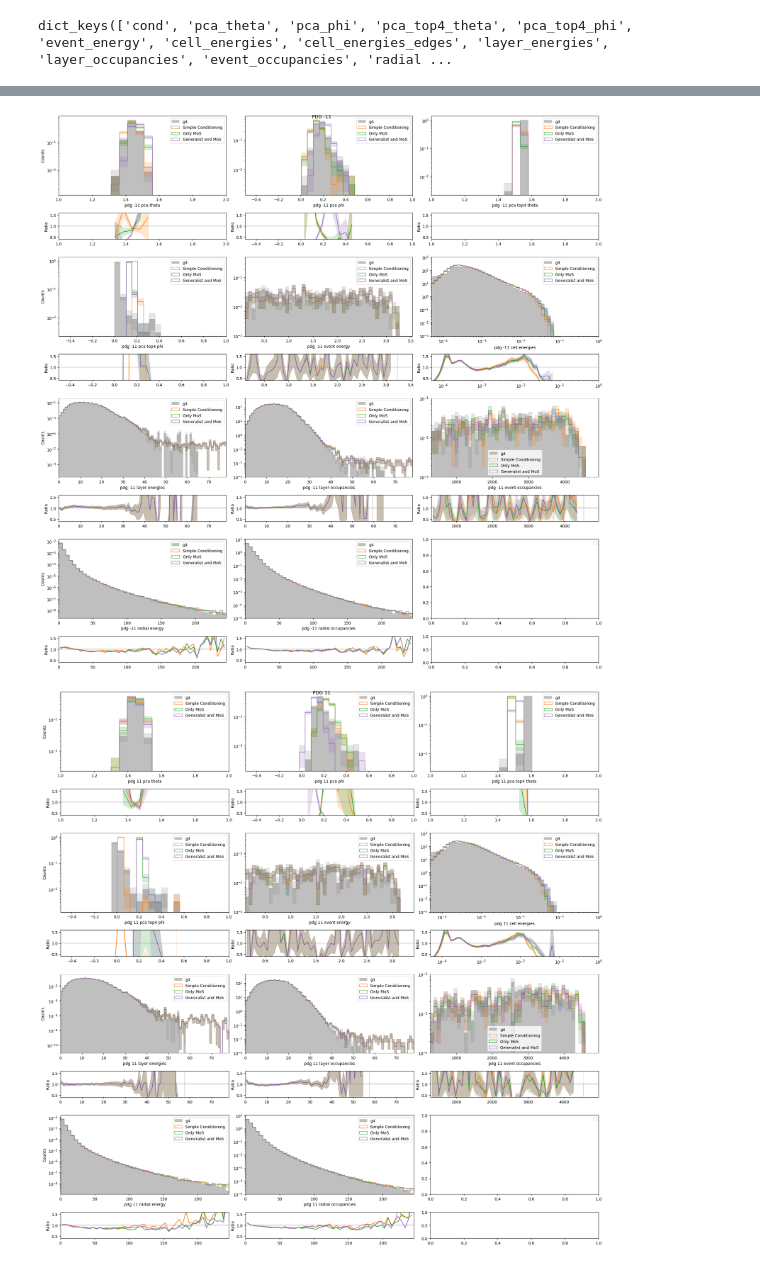
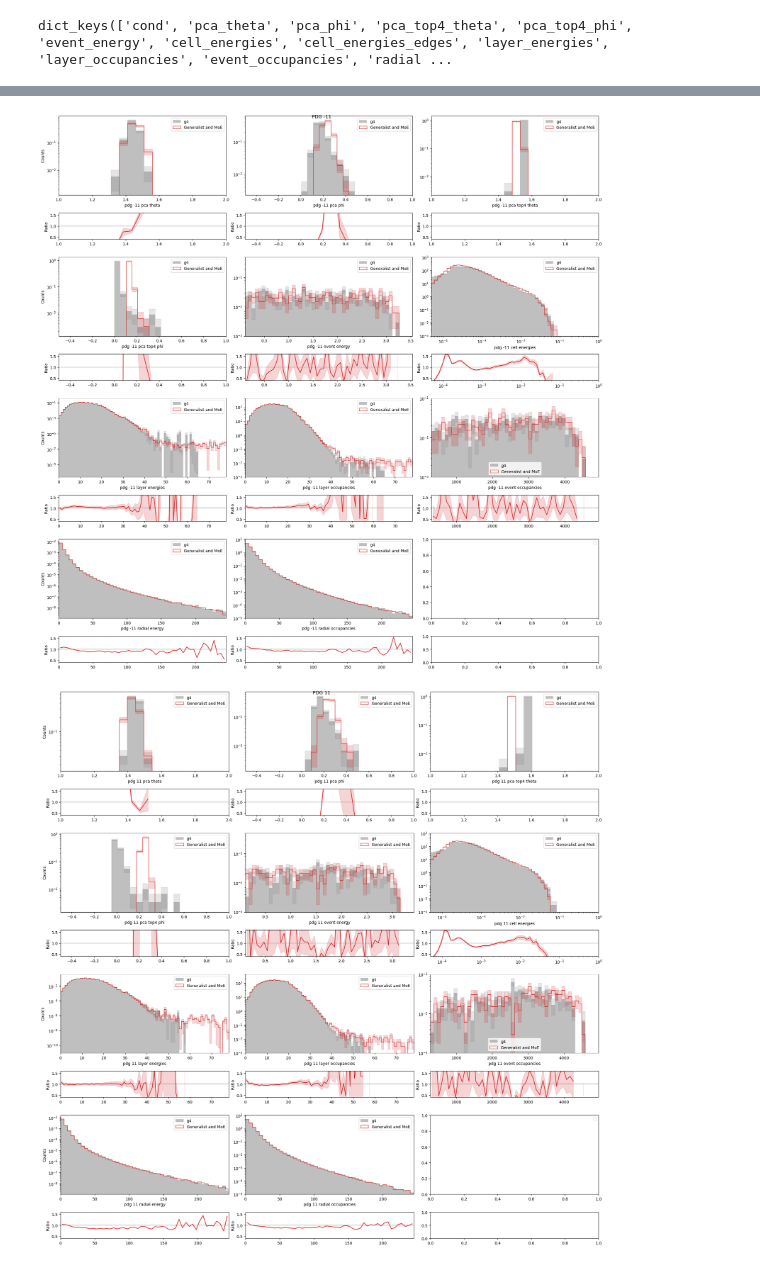
Before and after one commit to HenryDayHall/CaloCloudi, a Jupyter notebook: scripts/compare-summary.ipynb, the cells around one changed output, grey strips where cells are left out. Drawn from its saved outputs; the diff is of its cells as text; code cells hidden in the pictures.

```diff
--- a/scripts/compare-summary.ipynb
+++ b/scripts/compare-summary.ipynb
@@ -22,24 +22,24 @@ img_dir = "/data/dust/user/dayhallh/data/CaloClouds_diffusion/imgs/"
 # Poor starting choices
 #log_dir = "/data/dust/user/dayhallh/data/CaloClouds_diffusion/old_logs_4/2026_08_18__09_27_22/" # Padded photon 2
 #log_dir = "/data/dust/user/dayhallh/data/CaloClouds_diffusion/old_logs_4/2026_08_18__09_27_42/" # Padded all 2
+#log_dir = "/data/dust/user/dayhallh/data/CaloClouds_diffusion/old_logs_7/2026_08_18__12_06_30/" # padded photons 3, somehow broken
 
 # latest with good starting choices
-log_dir1 = "/data/dust/user/dayhallh/data/CaloClouds_diffusion/logs/2026_08_18__12_06_30/" # padded photons 3, best yet
+log_dir1 = "/data/dust/user/dayhallh/data/CaloClouds_diffusion/logs/2026_08_23__17_38_36/" # padded photons 3, try 2
 log_dir2 = "/data/dust/user/dayhallh/data/CaloClouds_diffusion/logs/2026_08_18__12_06_34/" # padded all 3, best yet
 
 # first distilled
-#log_dir = "/data/dust/user/dayhallh/data/CaloClouds_diffusion/logs/2026_08_18__17_17_55/" # distilled from photons 3, but not after the end of training
+log_dirD_1 = "/data/dust/user/dayhallh/data/CaloClouds_diffusion/logs/2026_08_18__17_17_55/" # distilled from photons 3, but not after the end of training
+log_dirD_2 = "/data/dust/user/dayhallh/data/CaloClouds_diffusion/logs/2026_08_21__10_32_03/" # distilled from photons 3, but not after the end of training
 
 # new moe/mos
-log_dir3 =  "/data/dust/user/dayhallh/data/CaloClouds_diffusion/logs/2026_08_20__17_04_20/"  # working
-log_dir4 =  "/data/dust/user/dayhallh/data/CaloClouds_diffusion/logs/2026_08_19__22_38_22/"  # working
-log_dir5 =  "/data/dust/user/dayhallh/data/CaloClouds_diffusion/logs/2026_08_20__16_56_40/"  # working
-log_dir6 =  "/data/dust/user/dayhallh/data/CaloClouds_diffusion/logs/2026_08_19__22_43_47/"  # working
+log_dir3 =  "/data/dust/user/dayhallh/data/CaloClouds_diffusion/logs/2026_08_20__17_04_20/"  # working generalist and moe
+log_dir4 =  "/data/dust/user/dayhallh/data/CaloClouds_diffusion/logs/2026_08_19__22_38_22/"  # working only moe
+log_dir5 =  "/data/dust/user/dayhallh/data/CaloClouds_diffusion/logs/2026_08_20__16_56_40/"  # working only mos
+log_dir6 =  "/data/dust/user/dayhallh/data/CaloClouds_diffusion/logs/2026_08_19__22_43_47/"  # working generalist and mos
 
-#logs_to_compare = [log_dir2, log_dir5]
-#logs_to_compare = [log_dir2, log_dir4, log_dir6]
-logs_to_compare = [log_dir2, log_dir5, log_dir3] # not done yet
-show_cc3 = False
+logs_to_compare = [log_dir0, log_dir6] # not done yet
+show_cc3 = True
 use_ema = True
 
 #summary_suffix = "_summary.npz"
@@ -280,7 +278,7 @@ a_ref.keys()
 dict_keys(['cond', 'pca_theta', 'pca_phi', 'pca_top4_theta', 'pca_top4_phi', 'event_energy', 'cell_energies', 'cell_energies_edges', 'layer_energies', 'layer_occupancies', 'event_occupancies', 'radial ...
 # %%
 
-config = Sampler.get_config_from_model_path(best_records[0])
+config = Sampler.get_config_from_model_path(best_records[-1])
 
 pdg_list = config["simulate_pdgs"]
 if len(pdg_list)>1:
@@ -317,3 +315,3 @@ dict_keys(['cond', 'pca_theta', 'pca_phi', 'pca_top4_theta', 'pca_top4_phi', 'ev
 dict_keys(['cond', 'pca_theta', 'pca_phi', 'pca_top4_theta', 'pca_top4_phi', 'event_energy', 'cell_energies', 'cell_energies_edges', 'layer_energies', 'layer_occupancies', 'event_occupancies', 'radial ...
-[figure, old version]
+[figure, new version]
-[figure, old version]
+[figure, new version]
```
Also changed, not shown: parts of 6 cells of this notebook, 6 other files.
